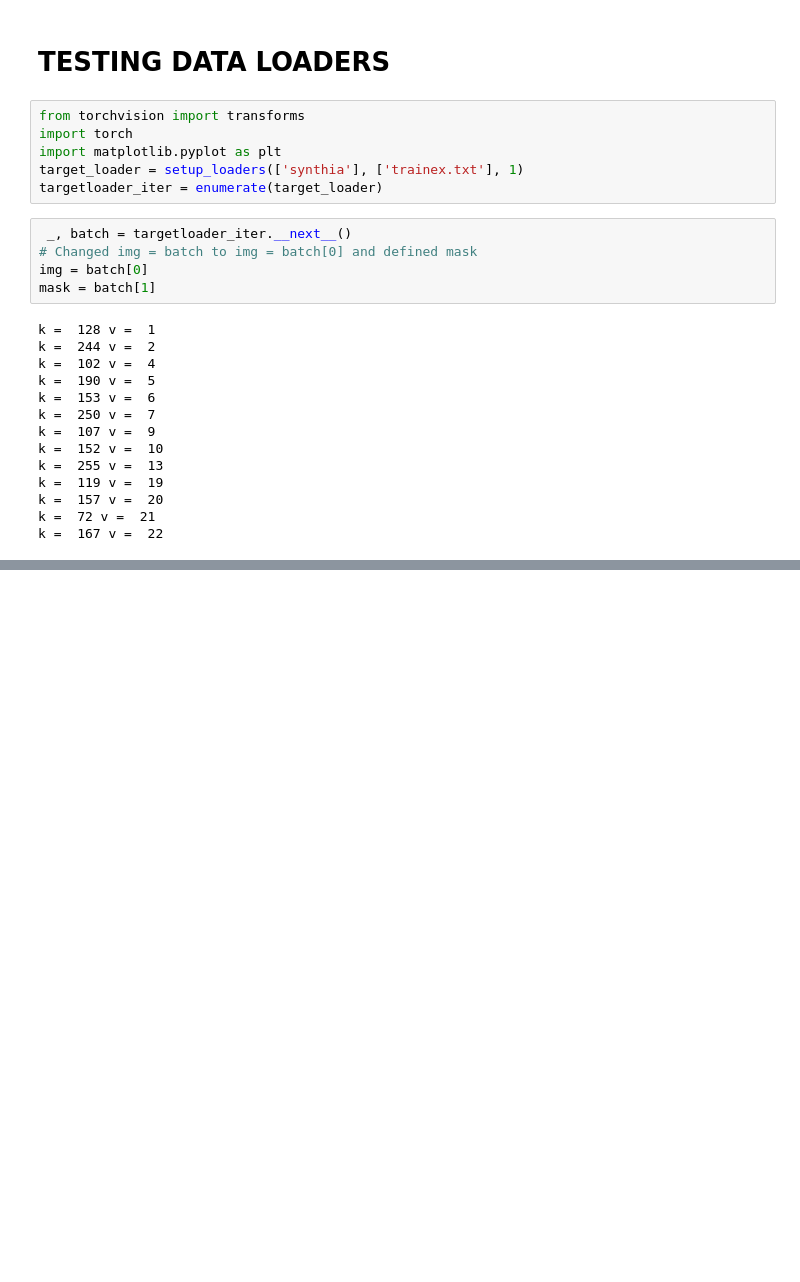
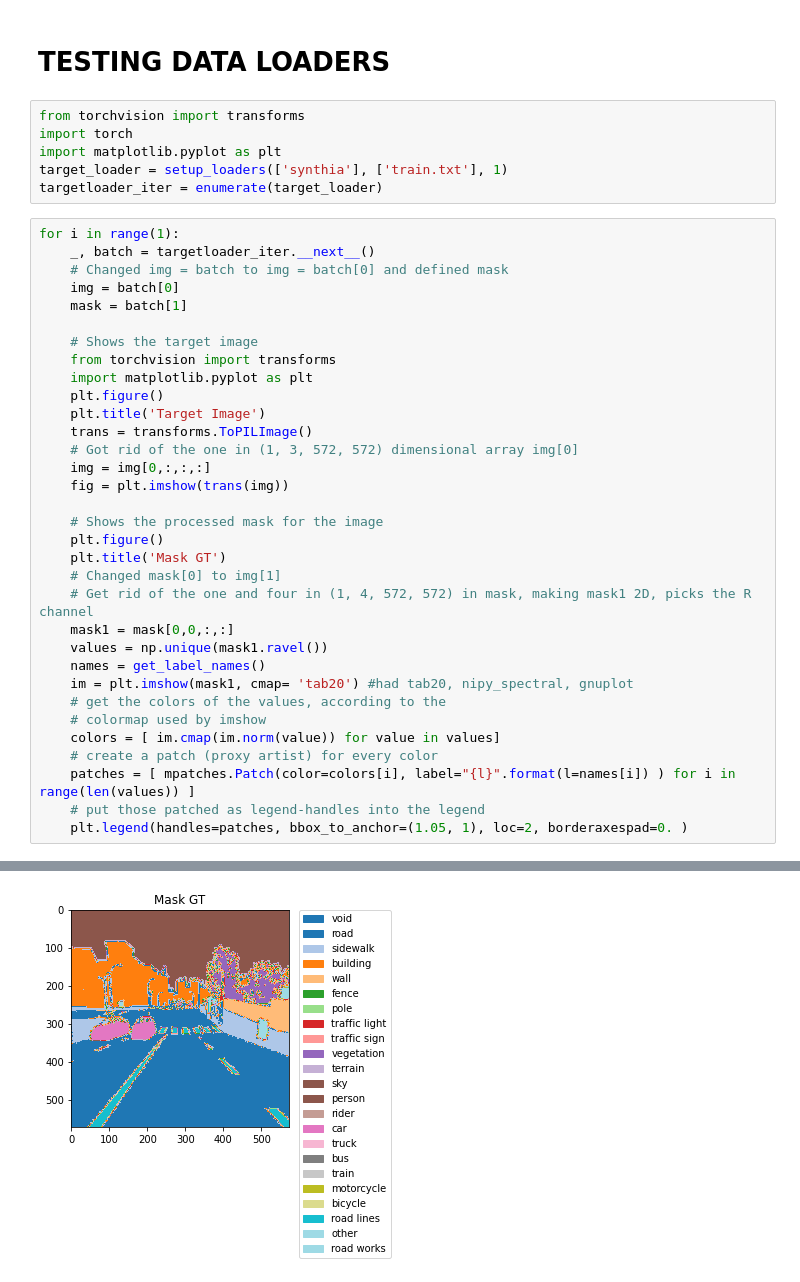
Before and after one commit to TimYingling/REU_proj, a Jupyter notebook: synthia.ipynb, the cells around one changed output, grey strips where cells are left out. Saved outputs shown, nothing was run; the diff lists cells and outputs as text; blank space fills up the shorter version.

```diff
--- a/synthia.ipynb
+++ b/synthia.ipynb
@@ -168,24 +80,39 @@ def setup_loaders(dataset, path_list, batch_size):
 from torchvision import transforms
 import torch
 import matplotlib.pyplot as plt
-target_loader = setup_loaders(['synthia'], ['trainex.txt'], 1)
+target_loader = setup_loaders(['synthia'], ['train.txt'], 1)
 targetloader_iter = enumerate(target_loader)
 # %%
- _, batch = targetloader_iter.__next__()
-# Changed img = batch to img = batch[0] and defined mask
-img = batch[0]
-mask = batch[1]
+for i in range(1):
+    _, batch = targetloader_iter.__next__()
+    # Changed img = batch to img = batch[0] and defined mask
+    img = batch[0]
+    mask = batch[1]
+
+    # Shows the target image
+    from torchvision import transforms
+    import matplotlib.pyplot as plt
+    plt.figure()
+    plt.title('Target Image')
+    trans = transforms.ToPILImage()
+    # Got rid of the one in (1, 3, 572, 572) dimensional array img[0]
+    img = img[0,:,:,:]
+    fig = plt.imshow(trans(img))
+
+    # Shows the processed mask for the image
+    plt.figure()
+    plt.title('Mask GT')
+    # Changed mask[0] to img[1]
+    # Get rid of the one and four in (1, 4, 572, 572) in mask, making mask1 2D, picks the R channel
+    mask1 = mask[0,0,:,:]
+    values = np.unique(mask1.ravel())
+    names = get_label_names()
+    im = plt.imshow(mask1, cmap= 'tab20') #had tab20, nipy_spectral, gnuplot
+    # get the colors of the values, according to the
+    # colormap used by imshow
+    colors = [ im.cmap(im.norm(value)) for value in values]
+    # create a patch (proxy artist) for every color
+    patches = [ mpatches.Patch(color=colors[i], label="{l}".format(l=names[i]) ) for i in range(len(values)) ]
+    # put those patched as legend-handles into the legend
+    plt.legend(handles=patches, bbox_to_anchor=(1.05, 1), loc=2, borderaxespad=0. )
 # %% [output]
-k =  128 v =  1
-k =  244 v =  2
-k =  102 v =  4
-k =  190 v =  5
-k =  153 v =  6
-k =  250 v =  7
-k =  107 v =  9
-k =  152 v =  10
-k =  255 v =  13
-k =  119 v =  19
-k =  157 v =  20
-k =  72 v =  21
-k =  167 v =  22
@@ -191,0 +120 @@ k =  167 v =  22
+[figure, added]
```
Also changed, not shown: parts of 12 cells of this notebook, 3 other files.
